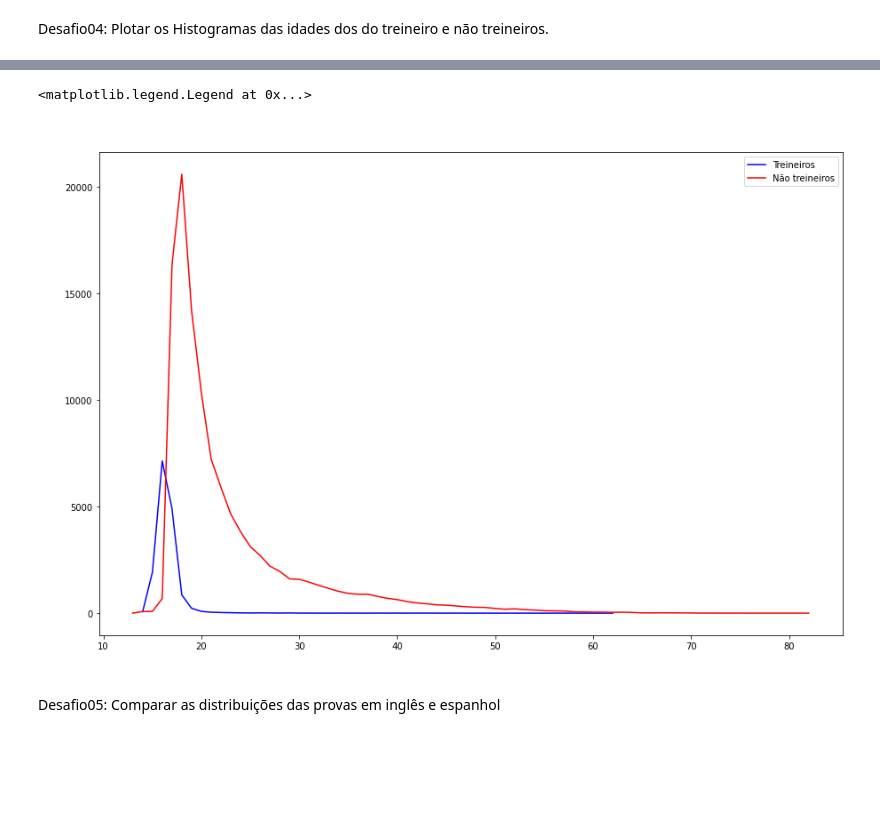
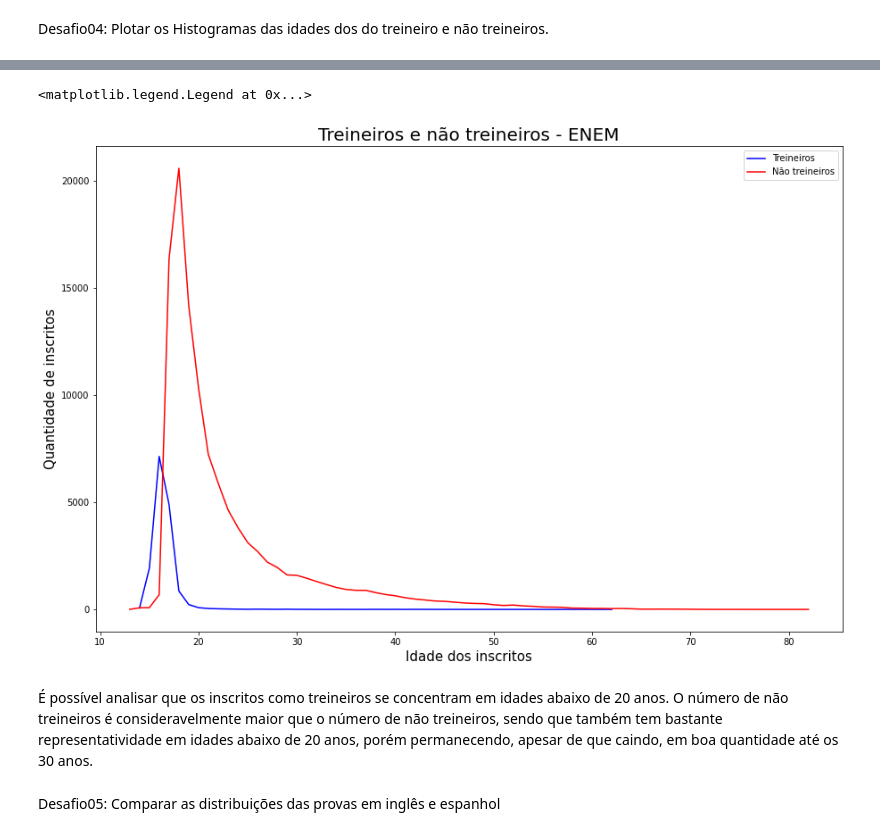
Before and after one commit to eduperottoni/educacao-brasil, a Jupyter notebook: aula_01.ipynb, the cells around one changed output, grey strips where cells are left out. Cells and saved outputs as stored; diff of their text form; code cells hidden in the pictures; blank space fills up the shorter version.

```diff
--- a/aula_01.ipynb
+++ b/aula_01.ipynb
@@ -300,17 +297,19 @@ Text(0.5, 1.0, 'Histograma - Não treineiros por idade - ENEM 2019')
 # %%
 #Juntando as duas representações gráficas
 import matplotlib.pyplot as plt
 
 plt.figure(figsize=(15, 10))
 plt.plot(dados.query("IN_TREINEIRO == 1")["NU_IDADE"].value_counts().sort_index(), color='blue', label='Treineiros')
 plt.plot(dados.query("IN_TREINEIRO == 0")["NU_IDADE"].value_counts().sort_index(), color='red', label='Não treineiros')
-plt.xlabel('Idade dos inscritos', size=20, color='white')
-plt.ylabel('Quantidade de inscritos', size=20, color='white')
-plt.title("Treineiros e não treineiros - ENEM", size=30, color='white')
+plt.xlabel('Idade dos inscritos', size=15, color='black')
+plt.ylabel('Quantidade de inscritos', size=15, color='black')
+plt.title("Treineiros e não treineiros - ENEM", size=20, color='black')
 plt.legend()
 # %% [output]
 <matplotlib.legend.Legend at 0x...>
-[figure, old version]
+[figure, new version]
+# %% [markdown]
+É possível analisar que os inscritos como treineiros se concentram em idades abaixo de 20 anos. O número de não treineiros é consideravelmente maior que o número de não treineiros, sendo que também tem bastante representatividade em idades abaixo de 20 anos, porém permanecendo, apesar de que caindo, em boa quantidade até os 30 anos.
 # %% [markdown]
 Desafio05: Comparar as distribuições das provas em inglês e espanhol
 # %%
```
Also changed, not shown: parts of 15 cells of this notebook.
